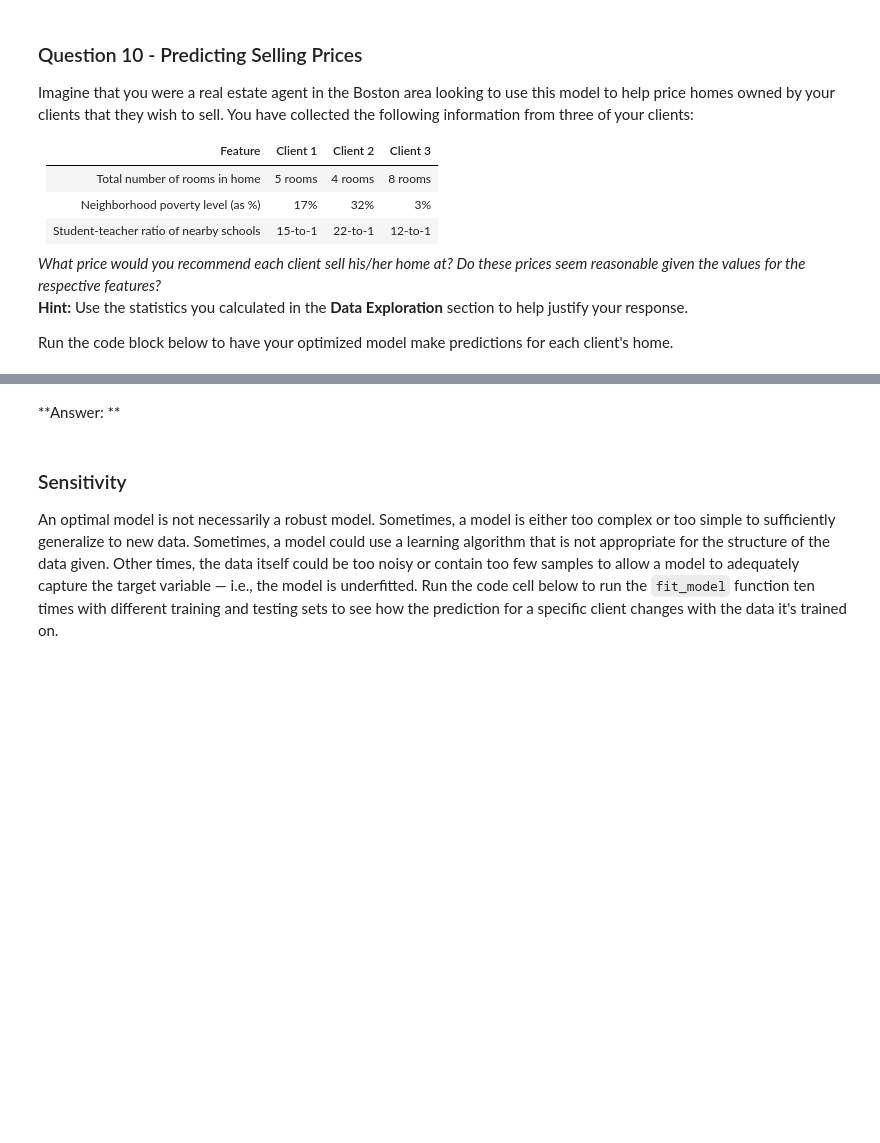
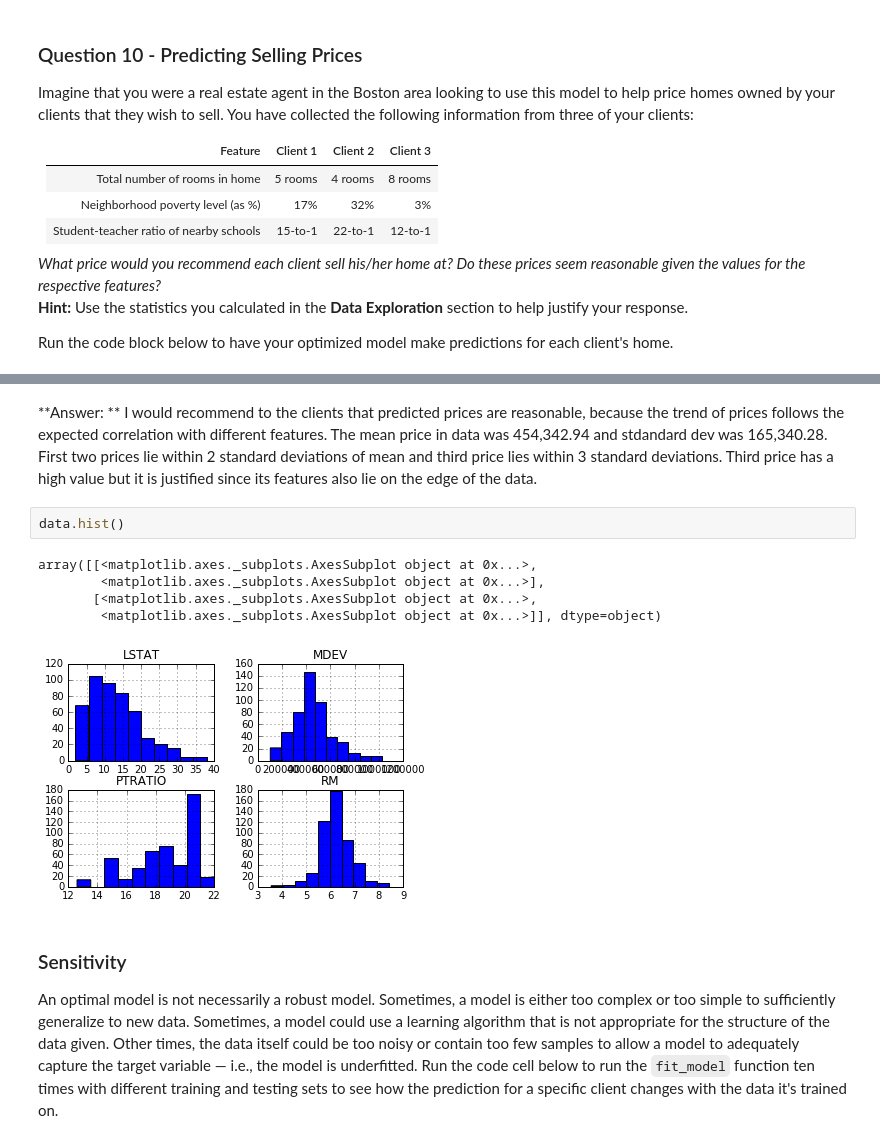
Before and after one commit to shelleygoel/machine-learning, a Jupyter notebook: projects/boston_housing/boston_housing.ipynb, the cells around one changed output, grey strips where cells are left out. Cells and saved outputs as stored; diff of their text form; blank space fills up the shorter version.

```diff
--- a/projects/boston_housing/boston_housing.ipynb
+++ b/projects/boston_housing/boston_housing.ipynb
@@ -319,5 +358,13 @@ for i, price in enumerate(reg.predict(client_data)):
-# %% [markdown]
-**Answer: **
+# %% [markdown]
+**Answer: ** I would recommend to the clients that predicted prices are reasonable, because the trend of prices follows the expected correlation with different features. The mean price in data was 454,342.94 and stdandard dev was 165,340.28. First two prices lie within 2 standard deviations of mean and third price lies within 3 standard deviations. Third price has a high value but it is justified since its features also lie on the edge of the data.
+# %%
+data.hist()
+# %% [output]
+array([[<matplotlib.axes._subplots.AxesSubplot object at 0x...>,
+        <matplotlib.axes._subplots.AxesSubplot object at 0x...>],
+       [<matplotlib.axes._subplots.AxesSubplot object at 0x...>,
+        <matplotlib.axes._subplots.AxesSubplot object at 0x...>]], dtype=object)
+[figure, added]
 # %% [markdown]
 ### Sensitivity
 An optimal model is not necessarily a robust model. Sometimes, a model is either too complex or too simple to sufficiently generalize to new data. Sometimes, a model could use a learning algorithm that is not appropriate for the structure of the data given. Other times, the data itself could be too noisy or contain too few samples to allow a model to adequately capture the target variable — i.e., the model is underfitted. Run the code cell below to run the `fit_model` function ten times with different training and testing sets to see how the prediction for a specific client changes with the data it's trained on.
```
Also changed, not shown: parts of 16 cells of this notebook, 2 other files.
